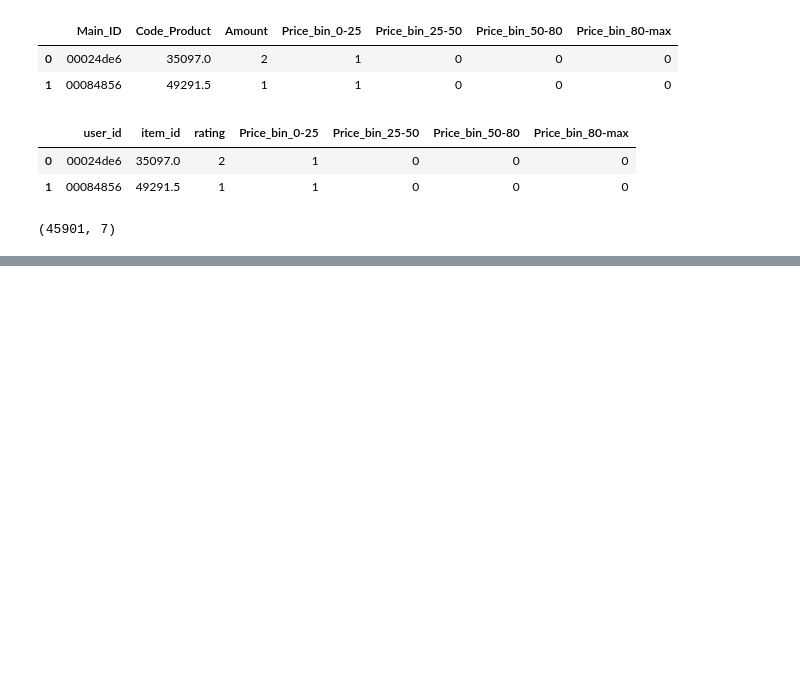
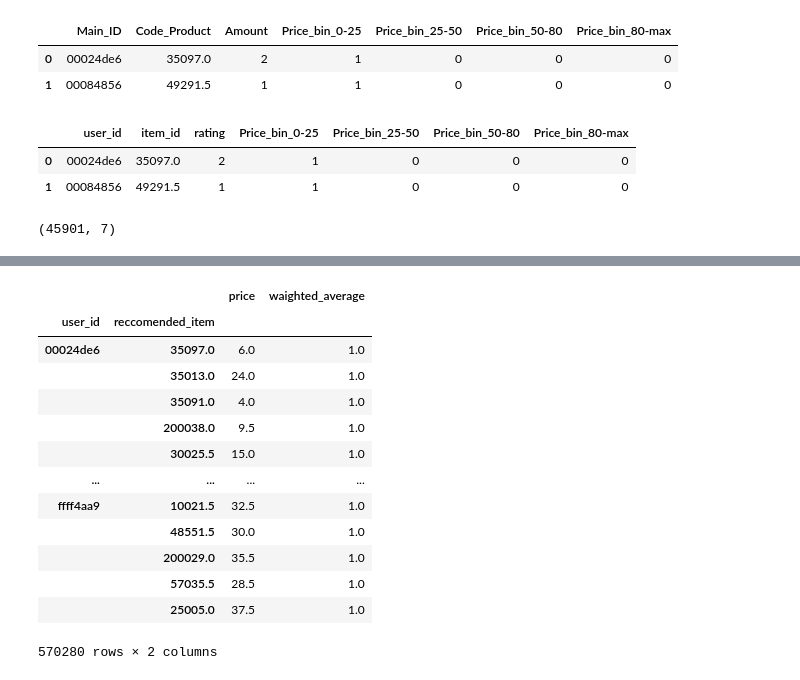
Before and after one commit to Folongton/Recommendation_Engine, a Jupyter notebook: Recommendation_System.ipynb, the cells around one changed output, grey strips where cells are left out. Drawn from its saved outputs; the diff is of its cells as text; code cells hidden in the pictures; blank space fills up the shorter version.

```diff
--- a/Recommendation_System.ipynb
+++ b/Recommendation_System.ipynb
@@ -235,0 +369,17 @@ df_simple_rep_w_price.shape
+# %%
+df_simpl_rec_final_2
+# %% [output]
+|  |  | price | waighted_average |
+| user_id | reccomended_item |  |  |
+| 00024de6 | 35097.0 | 6.0 | 1.0 |
+|  | 35013.0 | 24.0 | 1.0 |
+|  | 35091.0 | 4.0 | 1.0 |
+|  | 200038.0 | 9.5 | 1.0 |
+|  | 30025.5 | 15.0 | 1.0 |
+| ... | ... | ... | ... |
+| ffff4aa9 | 10021.5 | 32.5 | 1.0 |
+|  | 48551.5 | 30.0 | 1.0 |
+|  | 200029.0 | 35.5 | 1.0 |
+|  | 57035.5 | 28.5 | 1.0 |
+|  | 25005.0 | 37.5 | 1.0 |
+570280 rows × 2 columns
```
Also changed, not shown: parts of 19 cells of this notebook.
